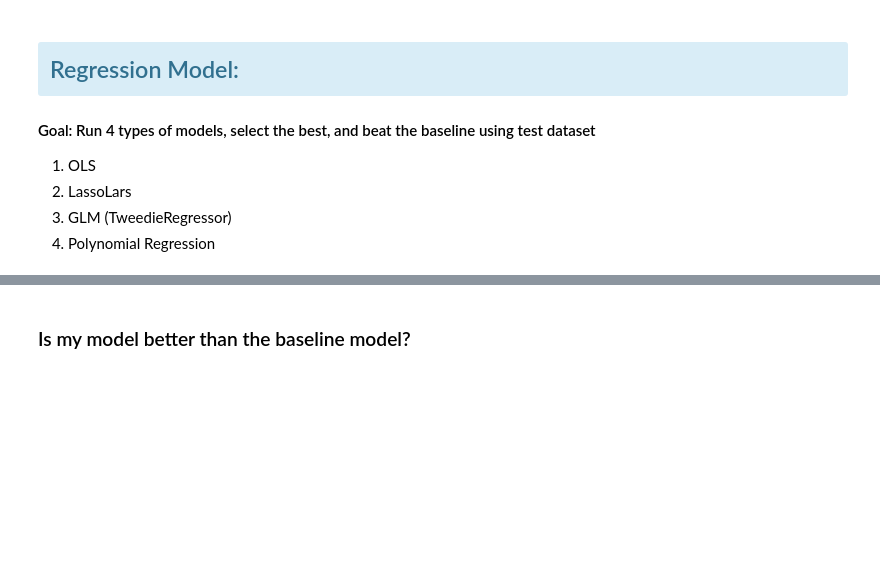
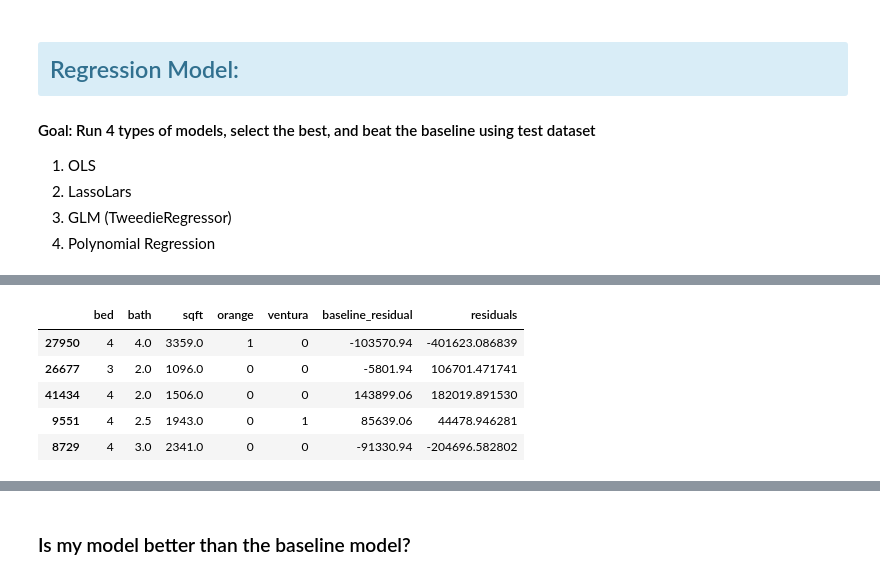
Before and after one commit to lewisalexia/Regression_Project2_Zillow, a Jupyter notebook: explore.ipynb, the cells around one changed output, grey strips where cells are left out. Cells and saved outputs as stored; diff of their text form; code cells hidden in the pictures; blank space fills up the shorter version.

```diff
--- a/explore.ipynb
+++ b/explore.ipynb
@@ -1136,0 +1073,9 @@ metrics_df
+# %%
+#make it
+pr = LinearRegression()
+
+#fit it
+pr.fit(X_train_degree, y_train)
+
+#use it
+pred_test_pr = pr.predict(X_test_degree)
@@ -1270,4 +1107,0 @@ X_train.head()
-# %%
-# residual = actual - predicted
-X_train['baseline_residual'] = y_train.assessed_worth - y_train.assessed_worth_pred_mean
-X_train.head()
@@ -1281,4 +1107,0 @@ X_train.head()
-# %%
-# residual = actual - predicted
-X_train['residuals'] = y_train.assessed_worth - y_train.worth_pred_lr #yhat
-X_train.head()
@@ -1391,0 +1128,4 @@ round(r2_score(y_train.assessed_worth, y_train.worth_pred_lr),4)
+# %%
+# residual = actual - predicted
+X_train['baseline_residual'] = y_train - baseline
+X_train.head()
@@ -1391,0 +1139,11 @@ round(r2_score(y_train.assessed_worth, y_train.worth_pred_lr),4)
+# %%
+# residual = actual - predicted
+X_train['residuals'] = y_train - pred_lr1 #yhat
+X_train.head()
+# %% [output]
+|  | bed | bath | sqft | orange | ventura | baseline_residual | residuals |
+| 27950 | 4 | 4.0 | 3359.0 | 1 | 0 | -103570.94 | -401623.086839 |
+| 26677 | 3 | 2.0 | 1096.0 | 0 | 0 | -5801.94 | 106701.471741 |
+| 41434 | 4 | 2.0 | 1506.0 | 0 | 0 | 143899.06 | 182019.891530 |
+| 9551 | 4 | 2.5 | 1943.0 | 0 | 1 | 85639.06 | 44478.946281 |
+| 8729 | 4 | 3.0 | 2341.0 | 0 | 0 | -91330.94 | -204696.582802 |
```
Also changed, not shown: parts of 115 cells of this notebook.
